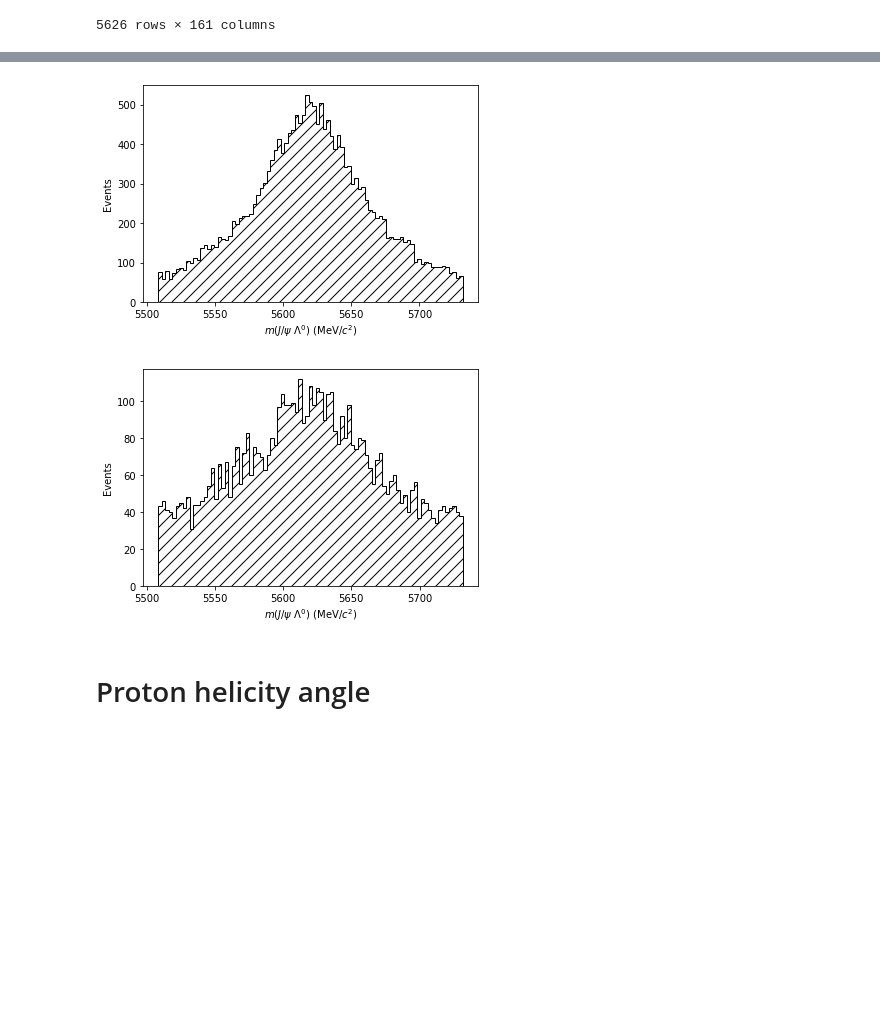
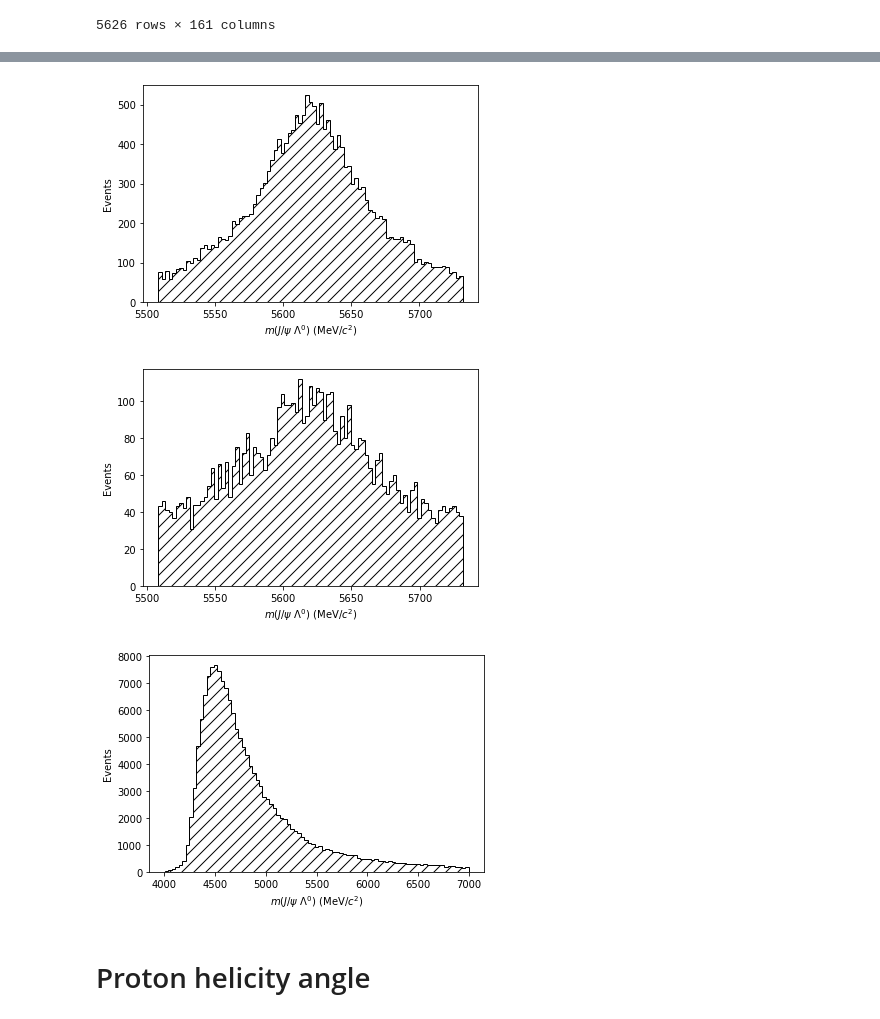
Before and after one commit to alatios/lb2jpsil_lambda-emdm-measurement, a Jupyter notebook: 01_angular_distribution_study.ipynb, the cells around one changed output, grey strips where cells are left out. Drawn from its saved outputs; the diff is of its cells as text; code cells hidden in the pictures; blank space fills up the shorter version.

```diff
--- a/01_angular_distribution_study.ipynb
+++ b/01_angular_distribution_study.ipynb
@@ -326,8 +326,10 @@ mc_pass_threshold = df_mc['HBDT'] > hard_threshold
 data_predicted = HBDT.predict_proba(df_data.loc[:, features].to_numpy())[:,1]
 df_data['HBDT'] = data_predicted
 data_pass_threshold = df_data['HBDT'] > hard_threshold
+data_pass_hard_bkg_threshold = df_data['HBDT'] < 0.001
 # %%
 df_mc.drop(df_mc[~mc_pass_threshold].index, inplace=True)
+df_deep_background = df_data[data_pass_hard_bkg_threshold].copy()
 df_data.drop(df_data[~data_pass_threshold].index, inplace=True)
 
 del(mc_predicted, data_predicted)
@@ -343,9 +345,11 @@ else:
 
 mc_Lb_invmass_cut = ((df_mc['DTF_FixJPsiLambda_Lb_M'] > lower_limit_mass) & (df_mc['DTF_FixJPsiLambda_Lb_M'] < upper_limit_mass))
 data_Lb_invmass_cut = ((df_data['DTF_FixJPsiLambda_Lb_M'] > lower_limit_mass) & (df_data['DTF_FixJPsiLambda_Lb_M'] < upper_limit_mass))
+bkg_Lb_invmass_cut = ((df_deep_background['DTF_FixJPsiLambda_Lb_M'] > 4000) & (df_deep_background['DTF_FixJPsiLambda_Lb_M'] < 7000))
 # %%
 df_mc.drop(df_mc[~mc_Lb_invmass_cut].index, inplace=True)
 df_data.drop(df_data[~data_Lb_invmass_cut].index, inplace=True)
+df_deep_background.drop(df_deep_background[~bkg_Lb_invmass_cut].index, inplace=True)
 # %%
 df_mc
 # %% [output]
@@ -382,27 +402,33 @@ df_data
 # %%
 common_plot_params = {
     'bins': 87,
     'histtype': 'stepfilled',
     'facecolor': 'none',
     'edgecolor': 'black',
     'hatch': '//'
 }
 
 xlabel = "$m(J/\psi~\Lambda^0)$ (MeV/$c^2$)"
 ylabel = 'Events'
 
 plt.hist(df_mc['DTF_FixJPsiLambda_Lb_M'], **common_plot_params)
 plt.xlabel(xlabel)
 plt.ylabel(ylabel)
 plt.show()
 
 plt.hist(df_data['DTF_FixJPsiLambda_Lb_M'], **common_plot_params)
 plt.xlabel(xlabel)
 plt.ylabel(ylabel)
 plt.show()
+
+plt.hist(df_deep_background['DTF_FixJPsiLambda_Lb_M'], **common_plot_params)
+plt.xlabel(xlabel)
+plt.ylabel(ylabel)
+plt.show()
 # %% [output]
 [figure]
 [figure]
+[figure, added]
 # %% [markdown]
 # Proton helicity angle
 # %%
```
Also changed, not shown: parts of 14 cells of this notebook.
